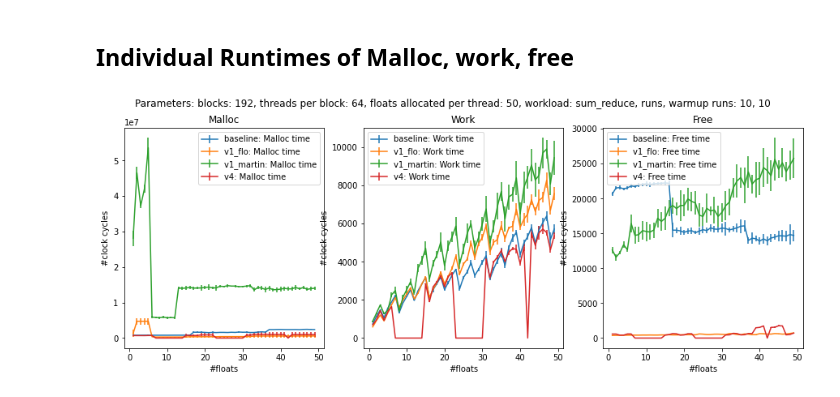
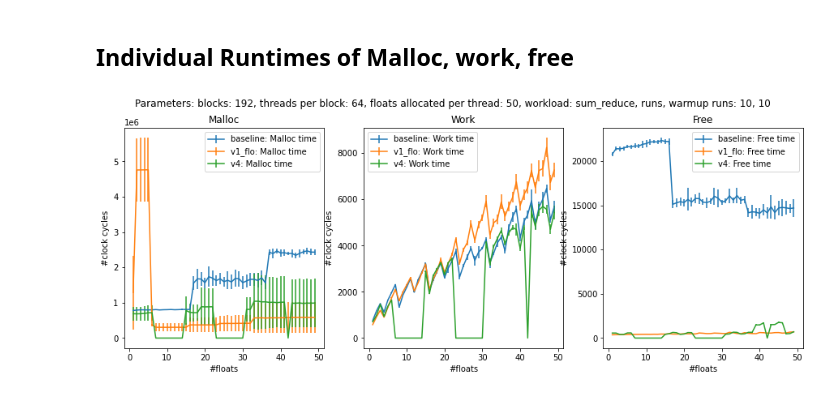
Before and after one commit to maerhart/dphpc-project, a Jupyter notebook: dynamic_allocator/benchmarks.ipynb, the cells around one changed output. Saved outputs shown, nothing was run; the diff lists cells and outputs as text; code cells hidden in the pictures.

```diff
--- a/dynamic_allocator/benchmarks.ipynb
+++ b/dynamic_allocator/benchmarks.ipynb
@@ -77,34 +77,34 @@ fig.suptitle("Parameters:" \
           + ", floats allocated per thread: " + str(n_floats)\
           + ", workload: sum_reduce"\
           + ", runs, warmup runs: " + str(n_runs) + ", " + str(n_warmup))
 
 axs[0].set_title("Malloc")
 axs[0].errorbar(floats, means_base_malloc_time, stds_base_malloc_time, label="baseline: Malloc time")
 axs[0].errorbar(floats, means_v1_flo_malloc_time, stds_v1_flo_malloc_time, label="v1_flo: Malloc time")
-axs[0].errorbar(floats, means_v1_martin_malloc_time, stds_v1_martin_malloc_time, label="v1_martin: Malloc time")
+#axs[0].errorbar(floats, means_v1_martin_malloc_time, stds_v1_martin_malloc_time, label="v1_martin: Malloc time")
 axs[0].errorbar(floats, means_v4_malloc_time, stds_v4_malloc_time, label="v4: Malloc time")
 axs[0].legend()
 axs[0].set_xlabel("#floats")
 axs[0].set_ylabel("#clock cycles")
 
 axs[1].set_title("Work")
 axs[1].errorbar(floats, means_base_work_time, stds_base_work_time, label="baseline: Work time")
 axs[1].errorbar(floats, means_v1_flo_work_time, stds_v1_flo_work_time, label="v1_flo: Work time")
-axs[1].errorbar(floats, means_v1_martin_work_time, stds_v1_martin_work_time, label="v1_martin: Work time")
+#axs[1].errorbar(floats, means_v1_martin_work_time, stds_v1_martin_work_time, label="v1_martin: Work time")
 axs[1].errorbar(floats, means_v4_work_time, stds_v4_work_time, label="v4: Work time")
 axs[1].legend()
 axs[1].set_xlabel("#floats")
 axs[1].set_ylabel("#clock cycles")
 
 axs[2].set_title("Free")
 axs[2].errorbar(floats, means_base_free_time, stds_base_free_time, label="baseline: Free time")
 axs[2].errorbar(floats, means_v1_flo_free_time, stds_v1_flo_free_time, label="v1_flo: Free time")
-axs[2].errorbar(floats, means_v1_martin_free_time, stds_v1_martin_free_time, label="v1_martin: Free time")
+#axs[2].errorbar(floats, means_v1_martin_free_time, stds_v1_martin_free_time, label="v1_martin: Free time")
 axs[2].errorbar(floats, means_v4_free_time, stds_v4_free_time, label="v4: Free time")
 axs[2].legend()
 axs[2].set_xlabel("#floats")
 axs[2].set_ylabel("#clock cycles")
 
 plt.show()
 # %% [output]
-[figure, old version]
+[figure, new version]
```
Also changed, not shown: 1 other file.
